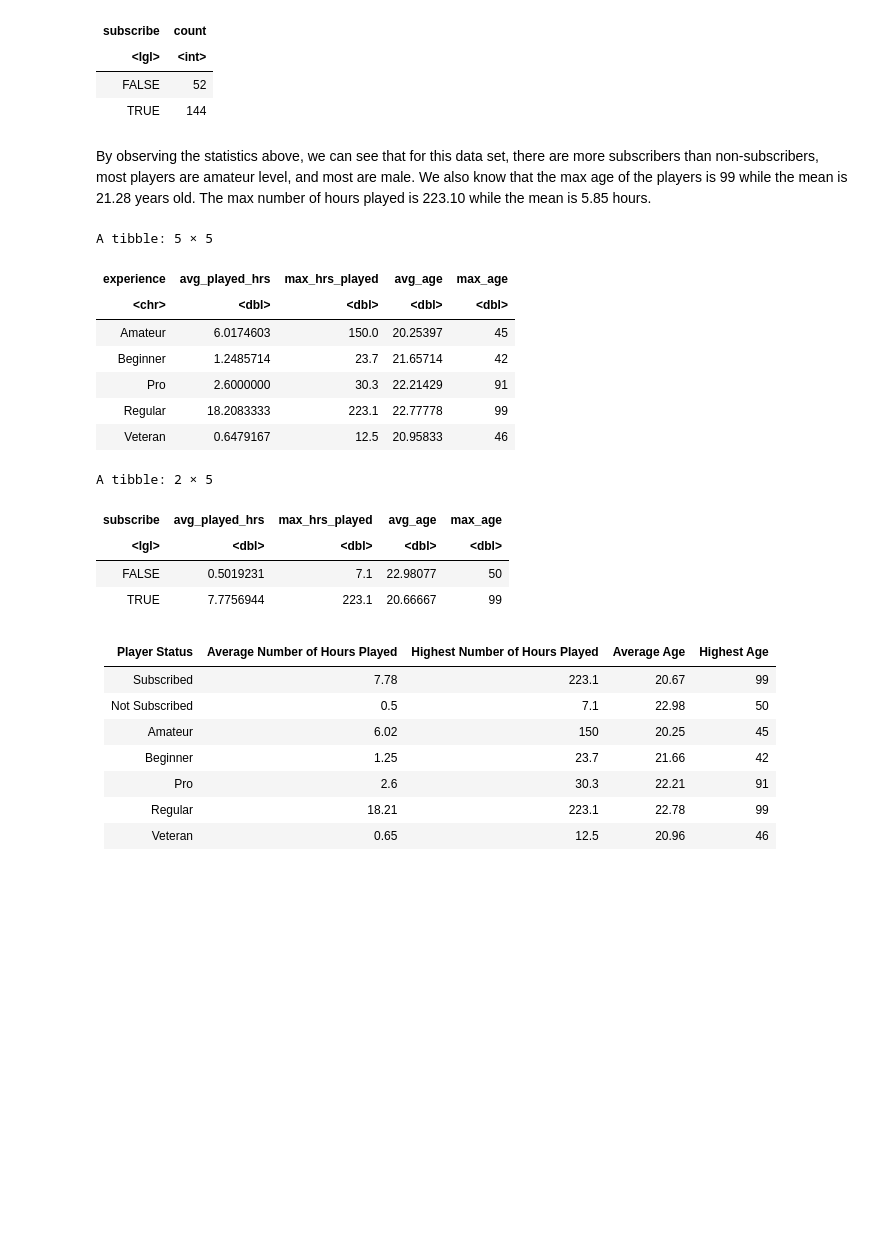
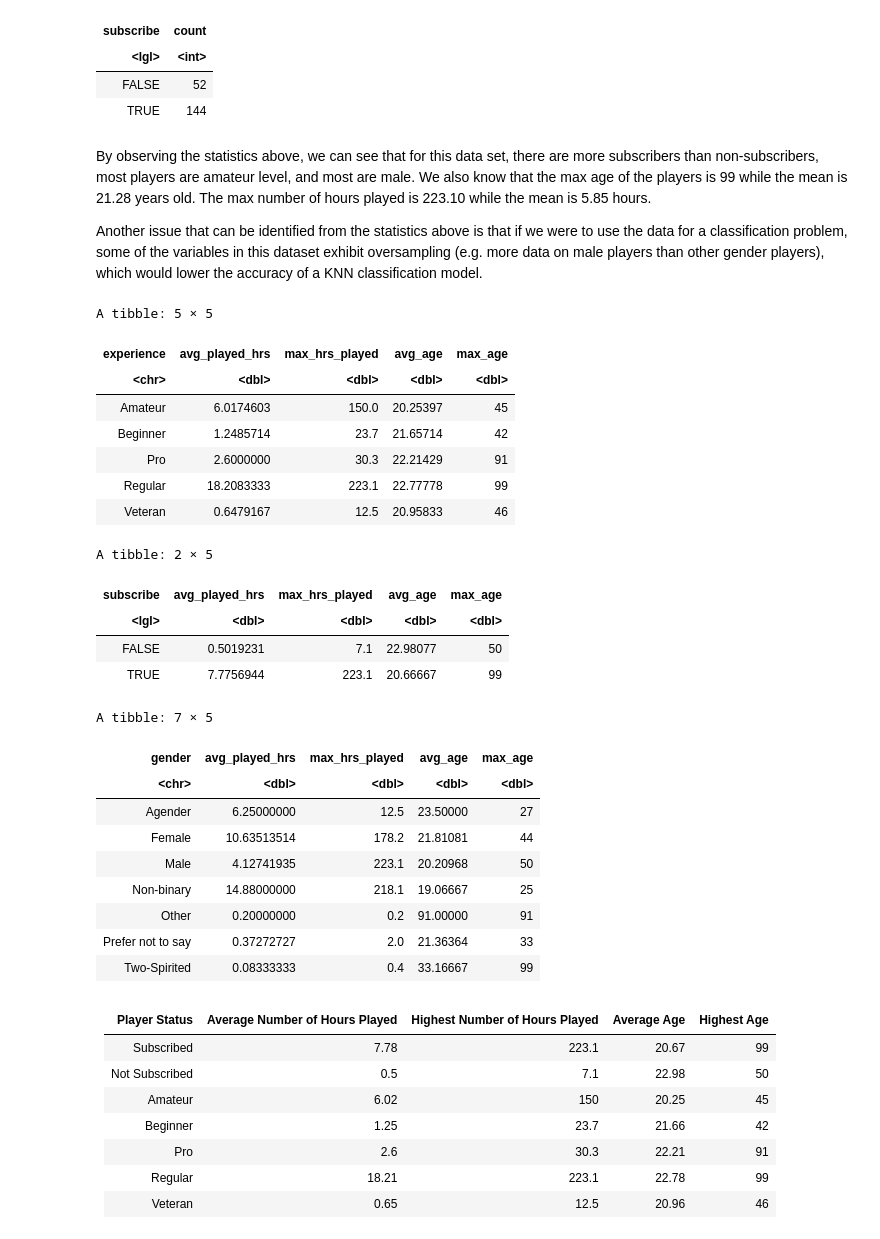
Before and after one commit to brianna-lin/DSCI_100_Individual_Project_Planning, a Jupyter notebook: individual_project_planning/individual_project_plan.ipynb, the cells around one changed output. Drawn from its saved outputs; the diff is of its cells as text; code cells hidden in the pictures; blank space fills up the shorter version.

Commit message:
refined 1) data description + wrote section 2) questions

```diff
--- a/individual_project_planning/individual_project_plan.ipynb
+++ b/individual_project_planning/individual_project_plan.ipynb
@@ -113,31 +113,51 @@ A tibble: 2 × 2
 | TRUE | 144 |
 # %% [markdown]
 By observing the statistics above, we can see that for this data set, there are more subscribers than non-subscribers, most players are amateur level, and most are male. We also know that the max age of the players is 99 while the mean is 21.28 years old. The max number of hours played is 223.10 while the mean is 5.85 hours.
+
+Another issue that can be identified from the statistics above is that if we were to use the data for a classification problem, some of the variables in this dataset exhibit oversampling (e.g. more data on male players than other gender players), which would lower the accuracy of a KNN classification model.
 # %%
 experience_summary <- players_data |>
     group_by(experience) |>
     summarise(avg_played_hrs = mean(played_hours, na.rm = TRUE), max_hrs_played = max(played_hours, na.rm = TRUE),
               avg_age = mean(age, na.rm = TRUE), max_age = max(age, na.rm = TRUE))
+
 subscriber_summary <- players_data |>
     group_by(subscribe) |>
     summarise(avg_played_hrs = mean(played_hours, na.rm = TRUE), max_hrs_played = max(played_hours, na.rm = TRUE),
               avg_age = mean(age, na.rm = TRUE), max_age = max(age, na.rm = TRUE))
+
+gender_summary <- players_data |>
+    group_by(gender) |>
+    summarise(avg_played_hrs = mean(played_hours, na.rm = TRUE), max_hrs_played = max(played_hours, na.rm = TRUE),
+              avg_age = mean(age, na.rm = TRUE), max_age = max(age, na.rm = TRUE))
+
 experience_summary
 subscriber_summary
+gender_summary
 # %% [output]
 A tibble: 5 × 5
 | experience | avg_played_hrs | max_hrs_played | avg_age | max_age |
 | <chr> | <dbl> | <dbl> | <dbl> | <dbl> |
 | Amateur | 6.0174603 | 150.0 | 20.25397 | 45 |
 | Beginner | 1.2485714 | 23.7 | 21.65714 | 42 |
 | Pro | 2.6000000 | 30.3 | 22.21429 | 91 |
 | Regular | 18.2083333 | 223.1 | 22.77778 | 99 |
 | Veteran | 0.6479167 | 12.5 | 20.95833 | 46 |
 A tibble: 2 × 5
 | subscribe | avg_played_hrs | max_hrs_played | avg_age | max_age |
 | <lgl> | <dbl> | <dbl> | <dbl> | <dbl> |
 | FALSE | 0.5019231 | 7.1 | 22.98077 | 50 |
 | TRUE | 7.7756944 | 223.1 | 20.66667 | 99 |
+A tibble: 7 × 5
+| gender | avg_played_hrs | max_hrs_played | avg_age | max_age |
+| <chr> | <dbl> | <dbl> | <dbl> | <dbl> |
+| Agender | 6.25000000 | 12.5 | 23.50000 | 27 |
+| Female | 10.63513514 | 178.2 | 21.81081 | 44 |
+| Male | 4.12741935 | 223.1 | 20.20968 | 50 |
+| Non-binary | 14.88000000 | 218.1 | 19.06667 | 25 |
+| Other | 0.20000000 | 0.2 | 91.00000 | 91 |
+| Prefer not to say | 0.37272727 | 2.0 | 21.36364 | 33 |
+| Two-Spirited | 0.08333333 | 0.4 | 33.16667 | 99 |
 # %% [markdown]
 | Player Status | Average Number of Hours Played | Highest Number of Hours Played | Average Age | Highest Age |
 |----------------|--------------------------------|--------------------------------|-------------| ------------|
```
Also changed, not shown: parts of 4 cells of this notebook.
